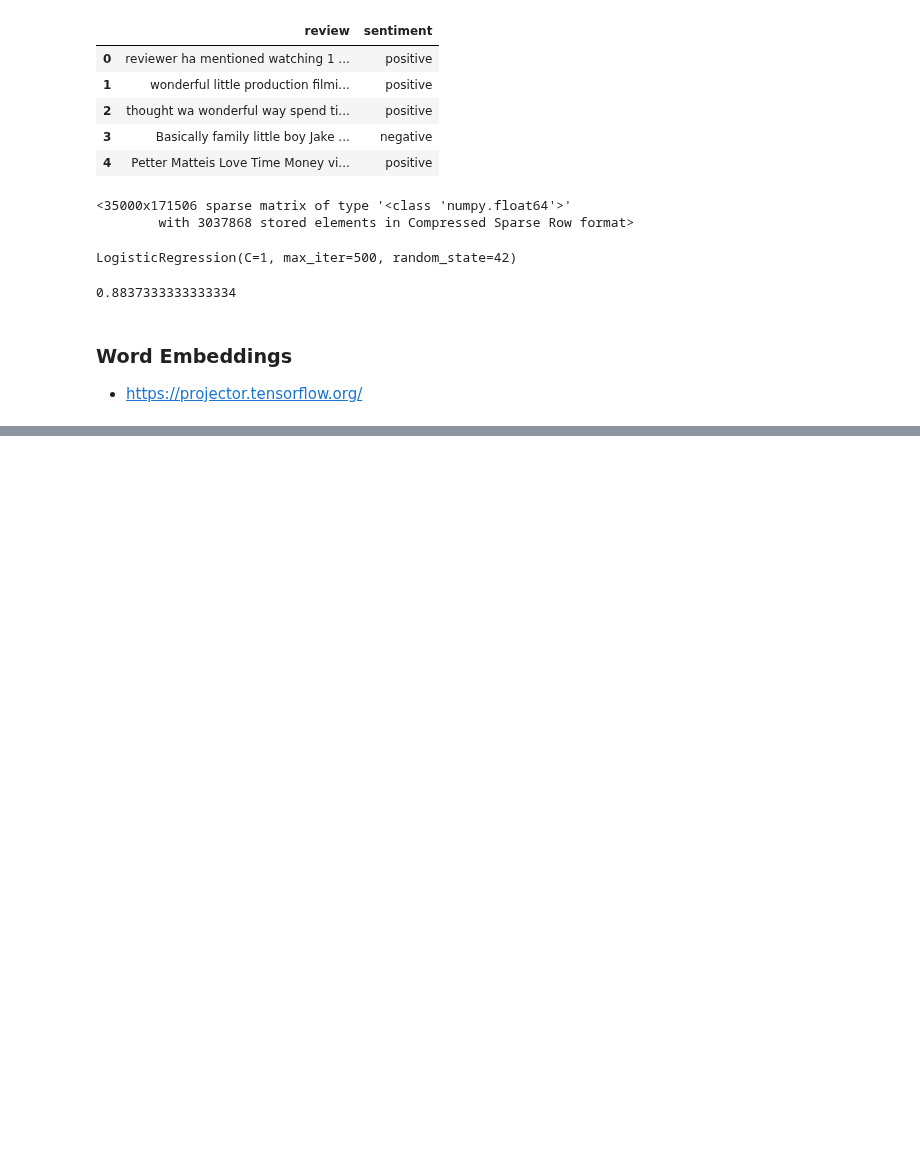
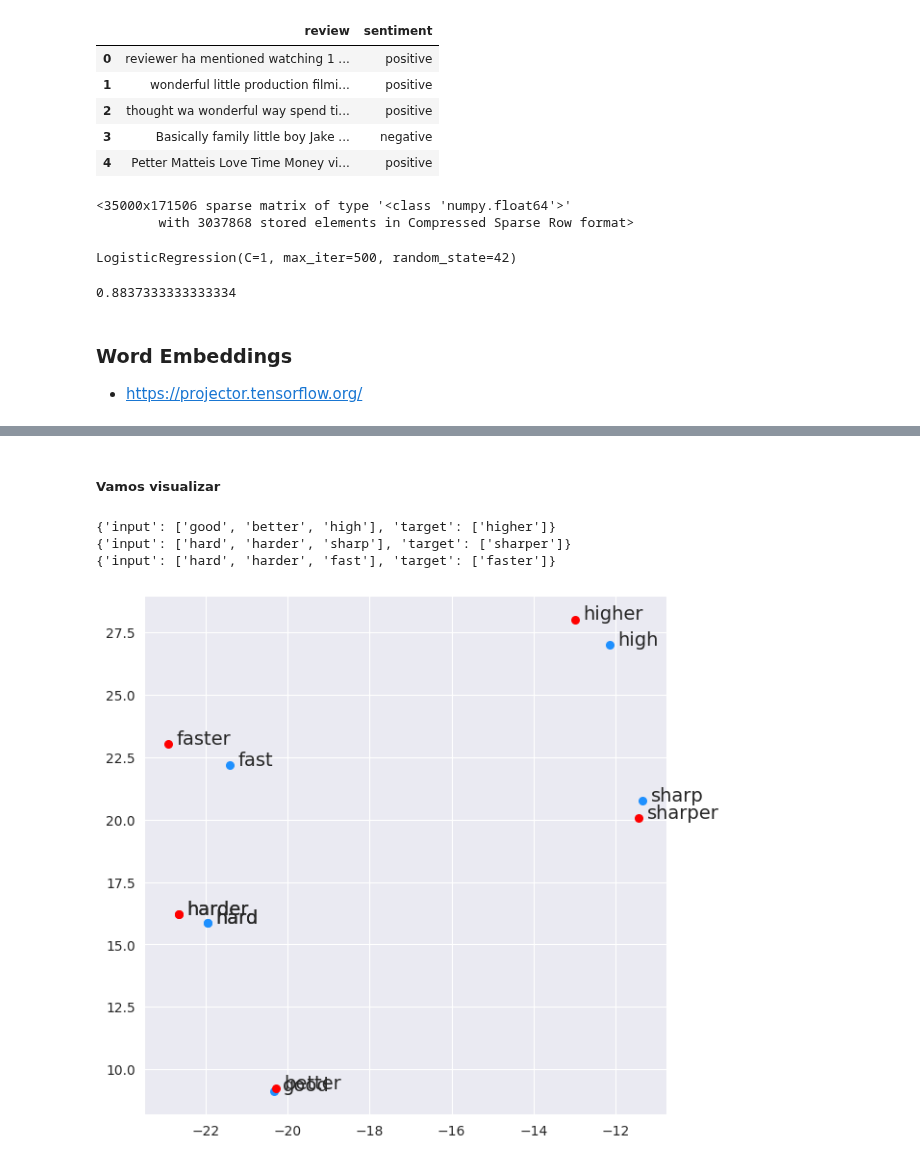
Before and after one commit to CardosoJr/bootcamp, a Jupyter notebook: Labs/Lab_17_Intro_to_NLP.ipynb, the cells around one changed output, grey strips where cells are left out. Drawn from its saved outputs; the diff is of its cells as text; code cells hidden in the pictures; blank space fills up the shorter version.

Commit message:
Adding word2vec models

```diff
--- a/Labs/Lab_17_Intro_to_NLP.ipynb
+++ b/Labs/Lab_17_Intro_to_NLP.ipynb
@@ -508,0 +674,12 @@ accuracy_score(y_test, lr.predict(test_tf_idf) )
+# %%
+INPUT  = data.Field(lower = True)
+TARGET = data.Field(lower = True)
+
+dataset = data.TabularDataset('questions-words.csv', format='csv',
+                                           fields=[('input', INPUT), ('target',TARGET)],
+                                           skip_header=True
+                                        )
+
+for k, sample in enumerate(dataset):
+    if k % 1000 == 0:
+        print(k, vars(sample))
@@ -508,0 +752,34 @@ accuracy_score(y_test, lr.predict(test_tf_idf) )
+# %% [markdown]
+##### Vamos visualizar
+# %%
+vectors2d = TSNE(n_components=2).fit_transform(INPUT.vocab.vectors)
+# %%
+fig, ax = plt.subplots(figsize=(7, 7))
+
+examples = [11000,11080, 11102]
+
+for example in examples:
+    print(vars(dataset[example]))
+    sample = dataset[example]
+    entrada = sample.input
+    analogia = sample.target[0]
+
+    in_vec  = np.asarray([vectors2d[INPUT.vocab.stoi[e]] for e in entrada])
+    out_vec = vectors2d[INPUT.vocab.stoi[analogia]]
+
+
+    ax.scatter(in_vec[[0,2], 0], in_vec[[0,2], 1], s=30, color='dodgerblue')
+    ax.scatter(in_vec[1, 0], in_vec[1, 1], s=30, color='r')
+    ax.scatter(out_vec[0], out_vec[1], s=30, color='r')
+
+    for i, word in enumerate(entrada):
+        ax.text(in_vec[i,0]+0.2, in_vec[i,1], word, fontsize=14 )
+    ax.text(out_vec[0]+0.2, out_vec[1], analogia, fontsize=14 )
+
+
+plt.show()
+# %% [output]
+{'input': ['good', 'better', 'high'], 'target': ['higher']}
+{'input': ['hard', 'harder', 'sharp'], 'target': ['sharper']}
+{'input': ['hard', 'harder', 'fast'], 'target': ['faster']}
+[figure, added]
```
Also changed, not shown: parts of 24 cells of this notebook.
